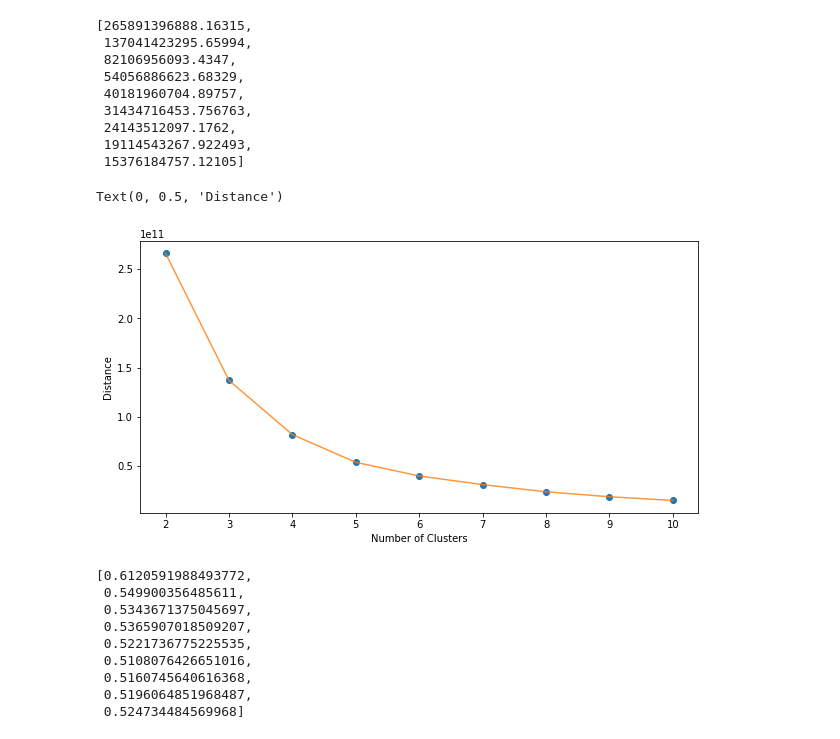
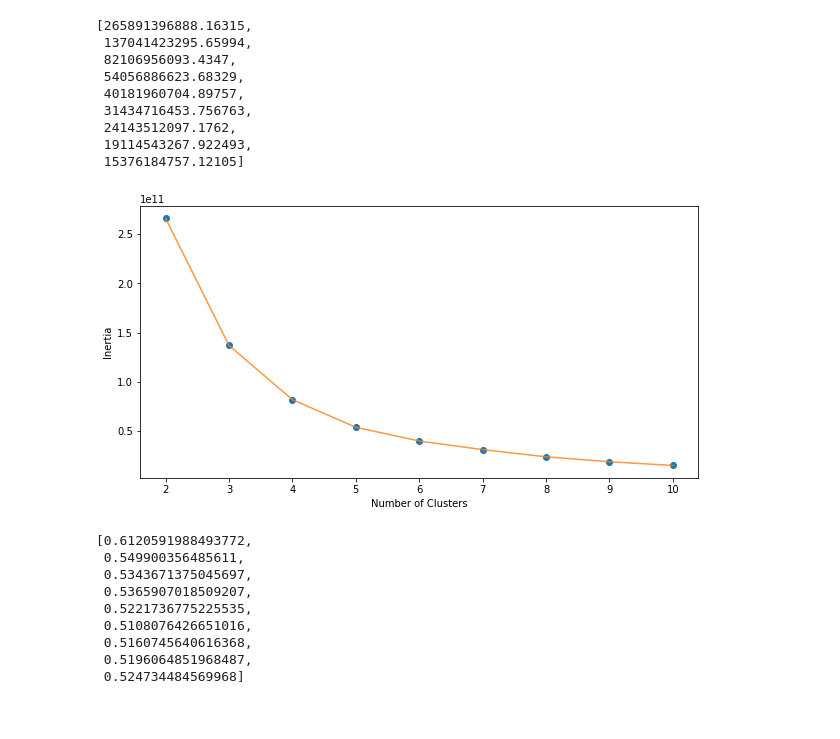
Before and after one commit to jadefactory/DataAnalysis_Project, a Jupyter notebook: clustering/customer_segment.ipynb, the cells around one changed output. Saved outputs shown, nothing was run; the diff lists cells and outputs as text; code cells hidden in the pictures.

```diff
--- a/clustering/customer_segment.ipynb
+++ b/clustering/customer_segment.ipynb
@@ -344,14 +343,14 @@ df_cluster.describe()
 # %%
 from sklearn.cluster import KMeans
 # %%
-distance = []
+inertia = []
 
 for i in range(2,11):
     model = KMeans(n_clusters=i, random_state=35)
     model.fit(df_cluster)
-    distance.append(model.inertia_)
+    inertia.append(model.inertia_)
 
-distance
+inertia
 # %% [output]
 [265891396888.16315,
  137041423295.65994,
@@ -364,13 +363,13 @@ distance
  15376184757.12105]
 # %%
 plt.figure(figsize=(10,5))
-plt.plot(np.arange(2,11), distance, 'o')
-plt.plot(np.arange(2,11), distance, '-', alpha=0.8)
+plt.plot(np.arange(2,11), inertia, 'o')
+plt.plot(np.arange(2,11), inertia, '-', alpha=0.8)
 plt.xlabel('Number of Clusters')
-plt.ylabel('Distance')
+plt.ylabel('Inertia')
+plt.show()
 # %% [output]
-Text(0, 0.5, 'Distance')
-[figure, old version]
+[figure, new version]
 # %%
 from sklearn.metrics import silhouette_score
 # %%
```
Also changed, not shown: parts of 8 cells of this notebook, 2 other files.
